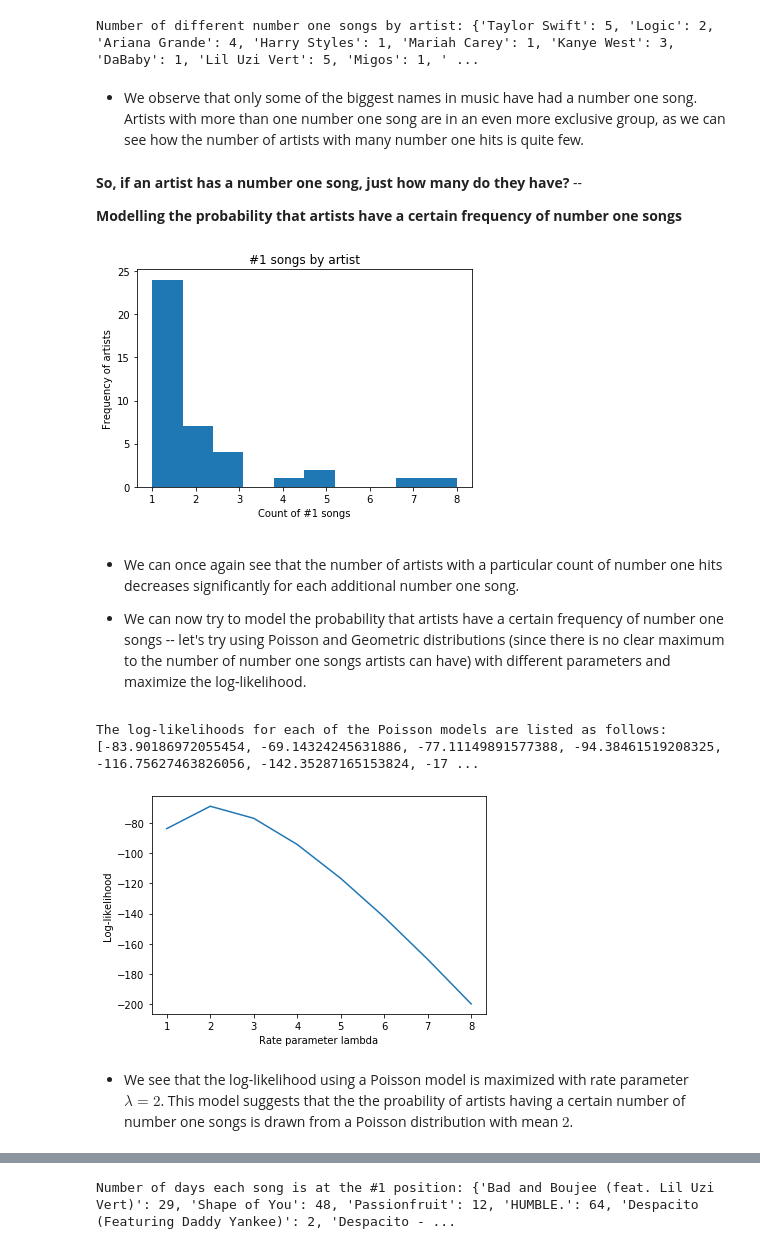
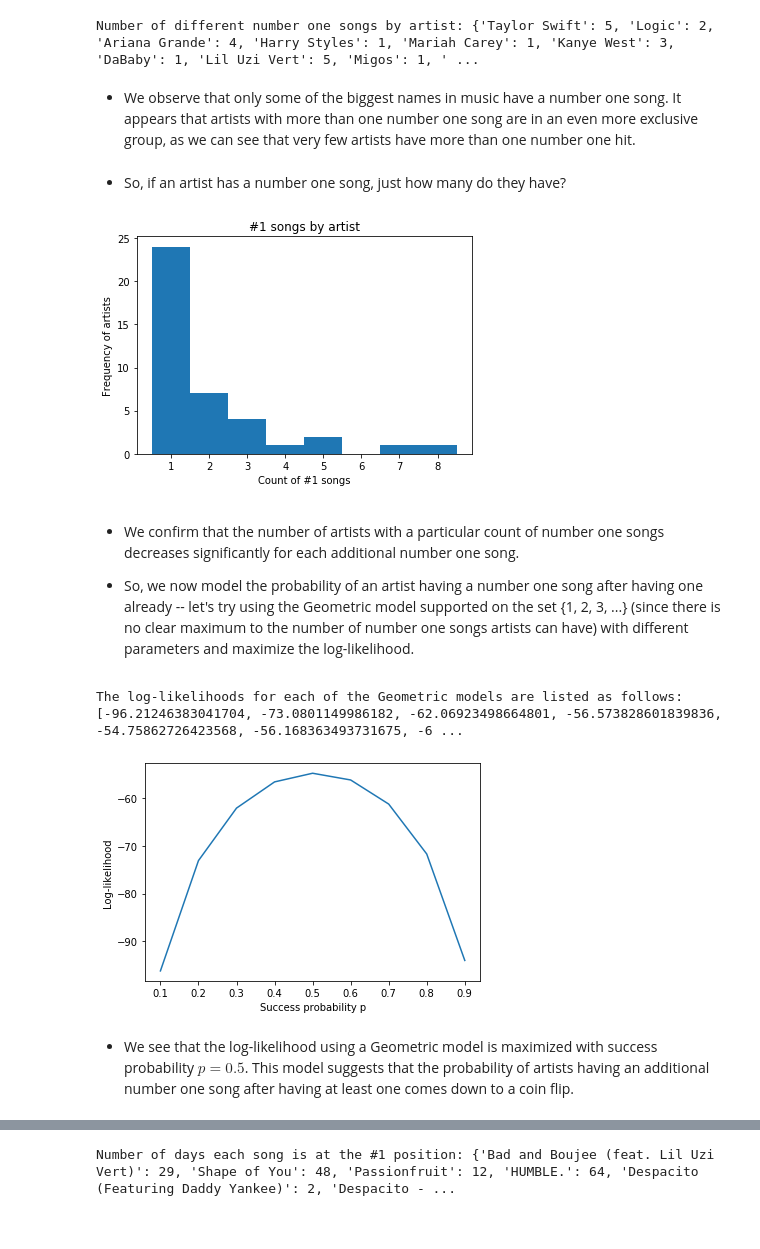
Before and after one commit to chriscc447/info2950_final, a Jupyter notebook: will-2950-final.ipynb, the cells around one changed output, grey strips where cells are left out. Saved outputs shown, nothing was run; the diff lists cells and outputs as text; code cells hidden in the pictures.

```diff
--- a/will-2950-final.ipynb
+++ b/will-2950-final.ipynb
@@ -14,4 +16,4 @@ import urllib.request
 import time
 from bs4 import BeautifulSoup
 # %%
-dat= pd.read_csv('TopCharts_complete.csv')
+dat= pd.read_csv('data/TopCharts_complete.csv')
@@ -142,50 +89,48 @@ print('Number of different number one songs by artist:', num_one_artists_freq_di
 # %% [output]
 Number of different number one songs by artist: {'Taylor Swift': 5, 'Logic': 2, 'Ariana Grande': 4, 'Harry Styles': 1, 'Mariah Carey': 1, 'Kanye West': 3, 'DaBaby': 1, 'Lil Uzi Vert': 5, 'Migos': 1, ' ...
 # %% [markdown]
-* We observe that only some of the biggest names in music have had a number one song. Artists with more than one number one song are in an even more exclusive group, as we can see how the number of artists with many number one hits is quite few.
+* We observe that only some of the biggest names in music have a number one song. It appears that artists with more than one number one song are in an even more exclusive group, as we can see that very few artists have more than one number one hit.
 # %% [markdown]
-__So, if an artist has a number one song, just how many do they have?__ --
-
-__Modelling the probability that artists have a certain frequency of number one songs__
+* So, if an artist has a number one song, just how many do they have?
 # %%
 num_one_songs_by_art = [x for x in Counter(num_one_artists).values()]
-plt.hist(num_one_songs_by_art)
+plt.hist(num_one_songs_by_art, bins = np.arange(0.5,9,1)) # better align our bins
 plt.title('#1 songs by artist')
 plt.xlabel('Count of #1 songs')
 plt.ylabel('Frequency of artists')
 plt.show()
 # %% [output]
-[figure, old version]
+[figure, new version]
 # %% [markdown]
-* We can once again see that the number of artists with a particular count of number one hits decreases significantly for each additional number one song.
+* We confirm that the number of artists with a particular count of number one songs decreases significantly for each additional number one song.
 
 
-* We can now try to model the probability that artists have a certain frequency of number one songs -- let's try using Poisson and Geometric distributions (since there is no clear maximum to the number of number one songs artists can have) with different parameters and maximize the log-likelihood.
+* So, we now model the probability of an artist having a number one song after having one already -- let's try using the Geometric model supported on the set {1, 2, 3, ...} (since there is no clear maximum to the number of number one songs artists can have) with different parameters and maximize the log-likelihood.
 # %%
-### Poisson model
+### Geometric model
 
 data = num_one_songs_by_art
-rate = list(range(1,9))
+p_vals = [0.1, 0.2, 0.3, 0.4, 0.5, 0.6, 0.7, 0.8, 0.9]
 n = len(data)
 
-def log_likelihood_poisson(x, n, intensity):
-    ## probability mass function: p(X=k) = (lambda^k * e^-lambda) / k!
+def log_likelihood_geometric(x, n, p):
+    ## probability mass function: p(X=k) = p*(1-p)^(k-1)
     x = np.array(x)
-    loglik = -n*intensity + sum(x*np.log(intensity) - np.log(scipy.special.factorial(x))) # = log(joint pmf)
+    loglik = n*np.log(p) + np.log(1-p)*sum(x-1) # = log(joint pmf)
     return loglik
 
 loglik = []
-for intensity in rate:
-    loglik.append(log_likelihood_poisson(data, n, intensity))
+for p in p_vals:
+    loglik.append(log_likelihood_geometric(data, n, p))
 
-print('The log-likelihoods for each of the Poisson models are listed as follows: {}.'.format(loglik))
+print('The log-likelihoods for each of the Geometric models are listed as follows: {}.'.format(loglik))
 
-line_graph = plt.plot(rate, loglik)
-plt.xlabel('Rate parameter lambda')
+line_graph = plt.plot(p_vals, loglik)
+plt.xlabel('Success probability p')
 plt.ylabel('Log-likelihood')
 plt.show()
 # %% [output]
-The log-likelihoods for each of the Poisson models are listed as follows: [-83.90186972055454, -69.14324245631886, -77.11149891577388, -94.38461519208325, -116.75627463826056, -142.35287165153824, -17 ...
+The log-likelihoods for each of the Geometric models are listed as follows: [-96.21246383041704, -73.0801149986182, -62.06923498664801, -56.573828601839836, -54.75862726423568, -56.168363493731675, -6 ...
-[figure, old version]
+[figure, new version]
 # %% [markdown]
-* We see that the log-likelihood using a Poisson model is maximized with rate parameter $\lambda=2$. This model suggests that the the proability of artists having a certain number of number one songs is drawn from a Poisson distribution with mean $2$.
+* We see that the log-likelihood using a Geometric model is maximized with success probability $p=0.5$. This model suggests that the probability of artists having an additional number one song after having at least one comes down to a coin flip.
```
Also changed, not shown: parts of 92 cells of this notebook.
